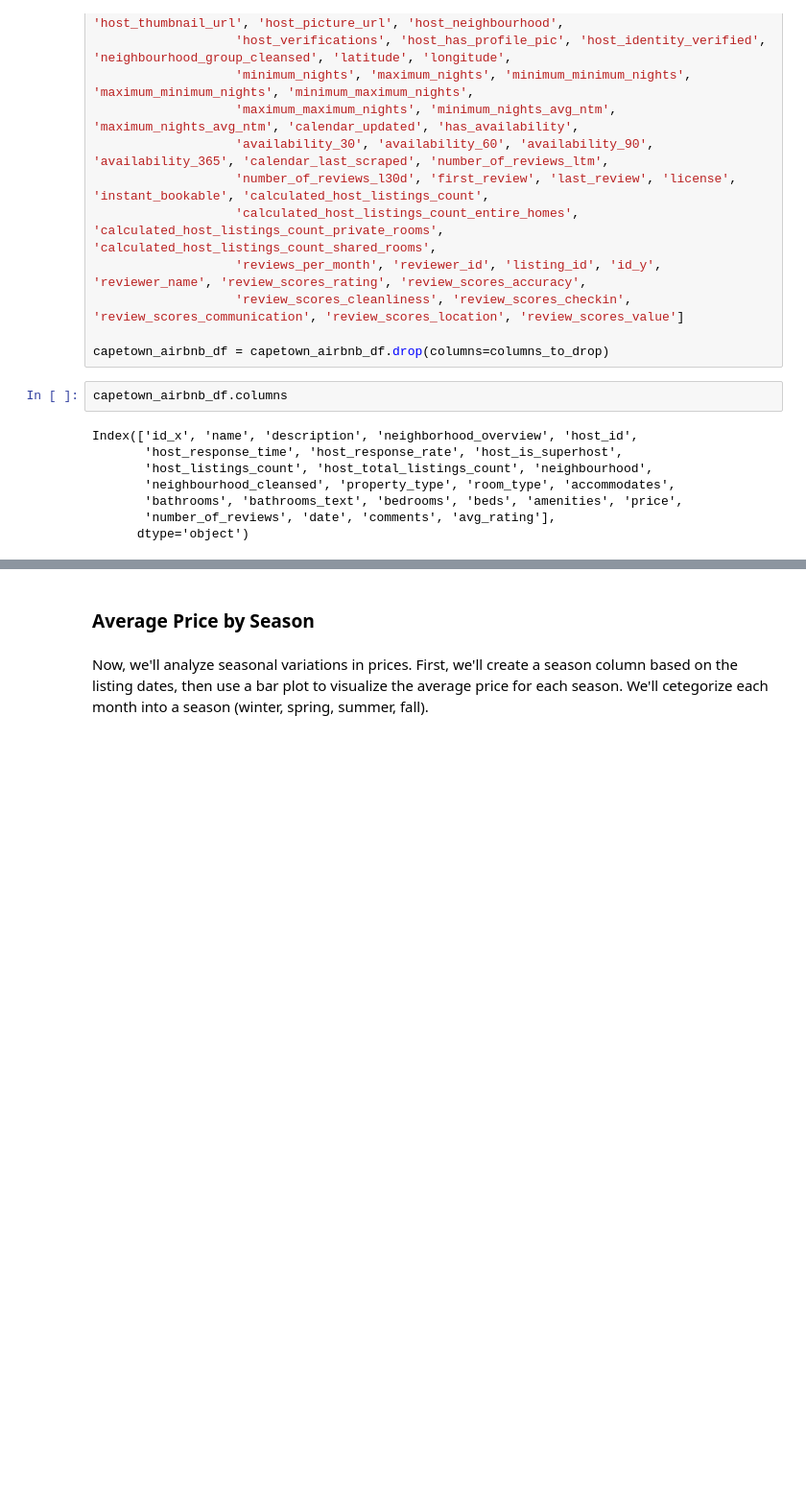
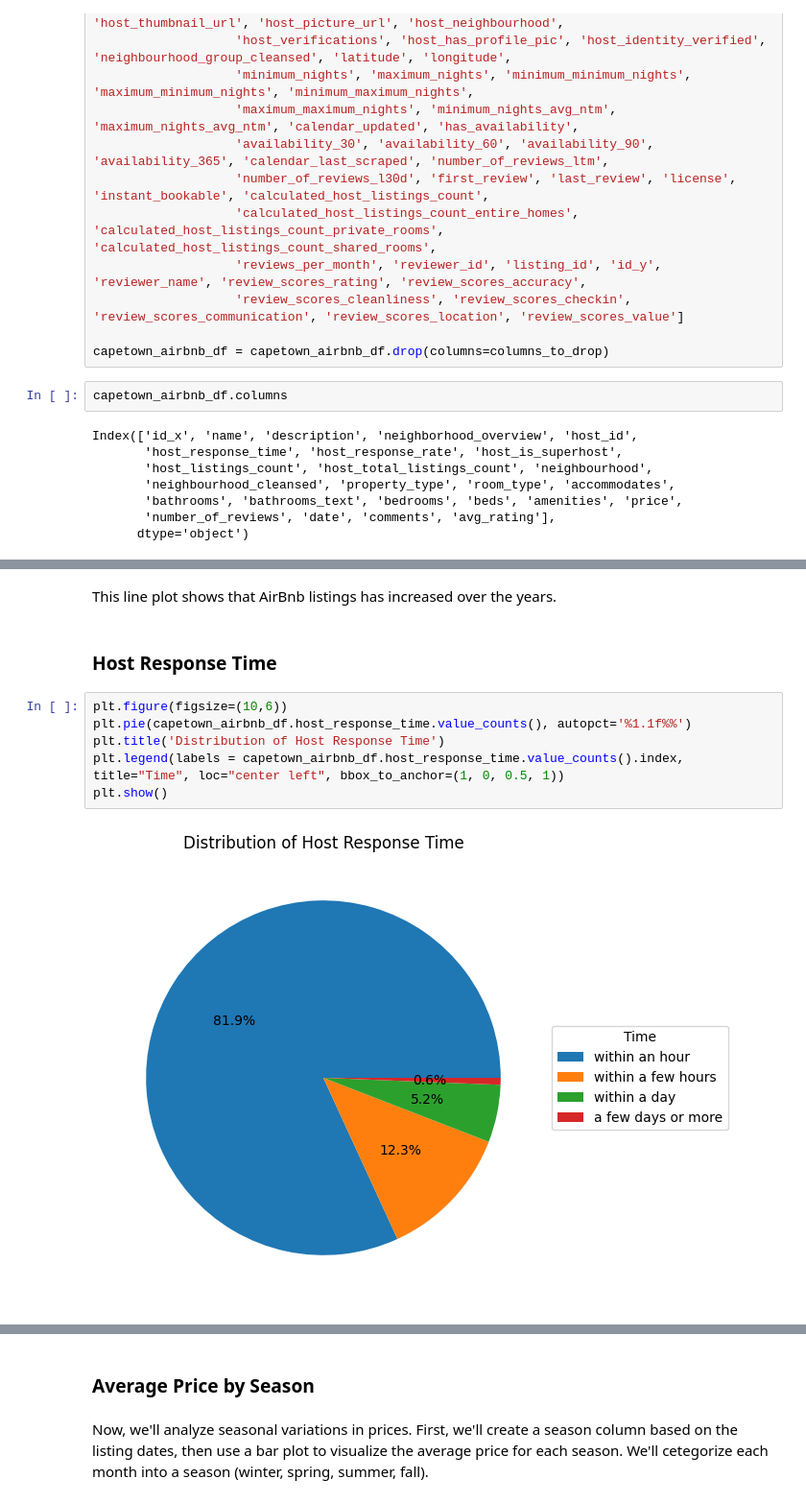
Before and after one commit to kev065/airbnb, a Jupyter notebook: notebook.ipynb, the cells around one changed output, grey strips where cells are left out. Shown at 96% size. Saved outputs shown, nothing was run; the diff lists cells and outputs as text; blank space fills up the shorter version.

```diff
--- a/notebook.ipynb
+++ b/notebook.ipynb
@@ -280,0 +364,12 @@ In essence, most highly rated properties are clustered in the lower price range.
+# %% [markdown]
+This line plot shows that AirBnb listings has increased over the years.
+# %% [markdown]
+### Host Response Time
+# %%
+plt.figure(figsize=(10,6))
+plt.pie(capetown_airbnb_df.host_response_time.value_counts(), autopct='%1.1f%%')
+plt.title('Distribution of Host Response Time')
+plt.legend(labels = capetown_airbnb_df.host_response_time.value_counts().index, title="Time", loc="center left", bbox_to_anchor=(1, 0, 0.5, 1))
+plt.show()
+# %% [output]
+[figure, added]
```
Also changed, not shown: parts of 83 cells of this notebook.
